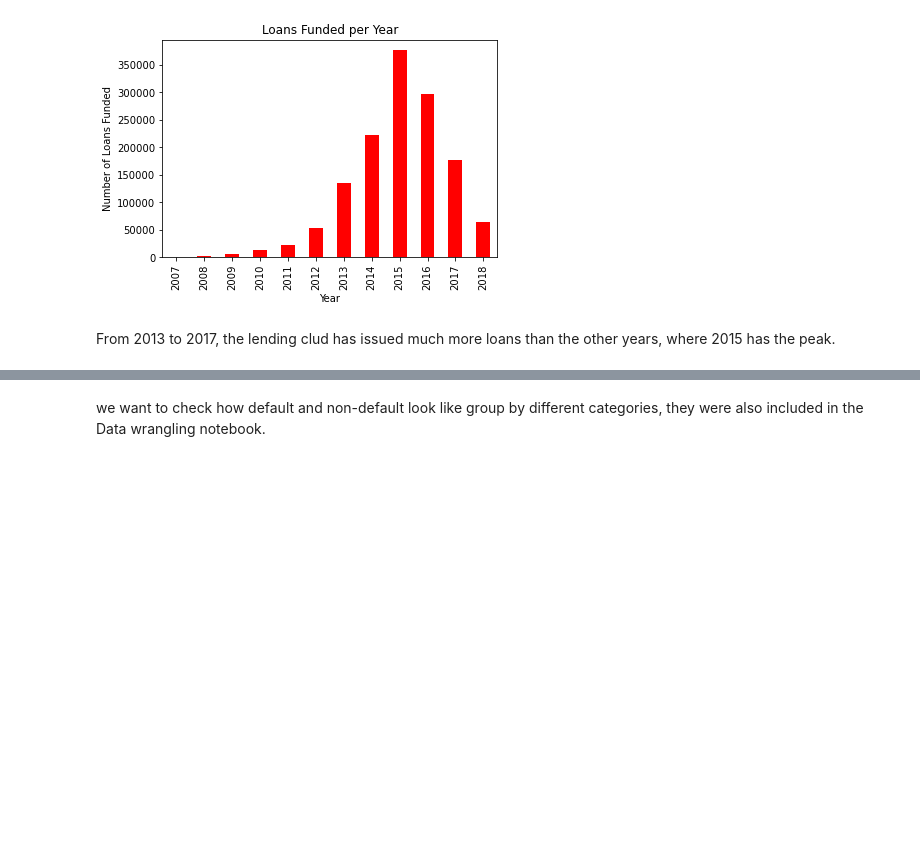
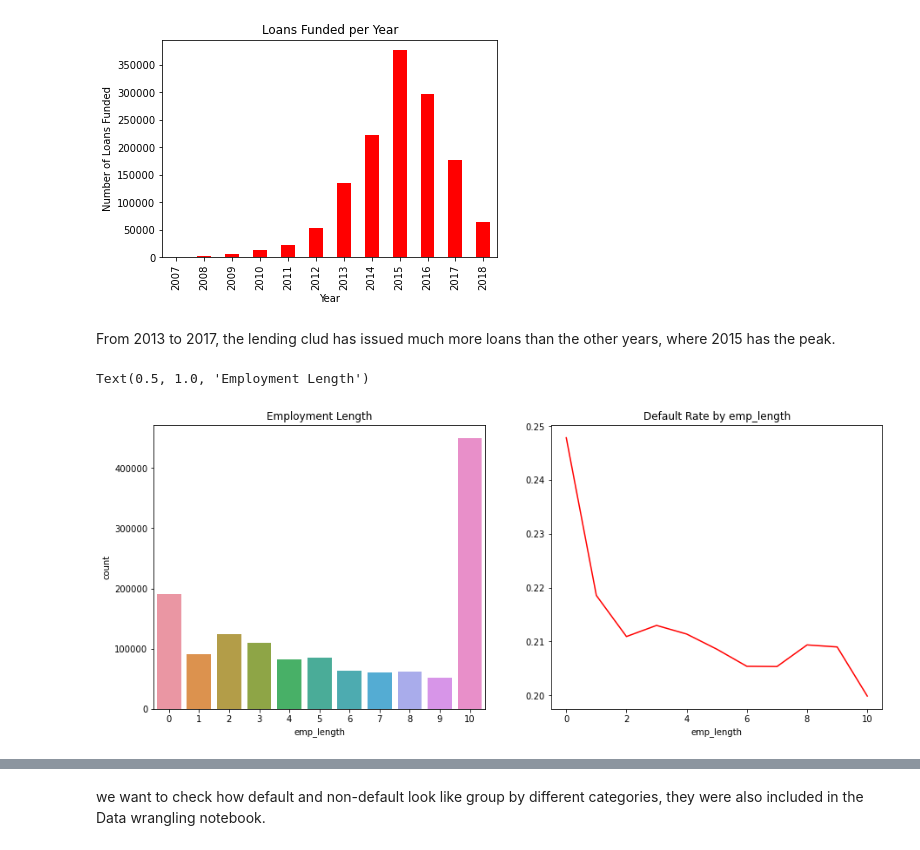
Before and after one commit to WeiDong-Sanderson/LendingClub_Default-Prediction, a Jupyter notebook: Notebook/2. Exploratory Data Analysis (EDA).ipynb, the cells around one changed output, grey strips where cells are left out. Cells and saved outputs as stored; diff of their text form; code cells hidden in the pictures; blank space fills up the shorter version.

```diff
--- a/Notebook/2. Exploratory Data Analysis (EDA).ipynb
+++ b/Notebook/2. Exploratory Data Analysis (EDA).ipynb
@@ -78,3 +78,11 @@ From 2013 to 2017, the lending clud has issued much more loans than the other ye
 # %%
 # convert response variable loan_status to 0/1 variables, where 0 indicate fully paid, and 1 indicate Default.
 df['Default'] = df['loan_status'].map({'Fully Paid' : 0, 'Default': 1})
+# %%
+fig, axes = plt.subplots(1, 2, figsize = (15, 6))
+sns.countplot(df.emp_length, ax = axes[0])
+df.groupby('emp_length')['loan_status'].value_counts(normalize=True).loc[:, 'Default'].plot(kind='line', title='Default Rate by emp_length', c = 'r')
+axes[0].set_title('Employment Length')
+# %% [output]
+Text(0.5, 1.0, 'Employment Length')
+[figure, added]
```
Also changed, not shown: parts of 15 cells of this notebook, 11 other files.
